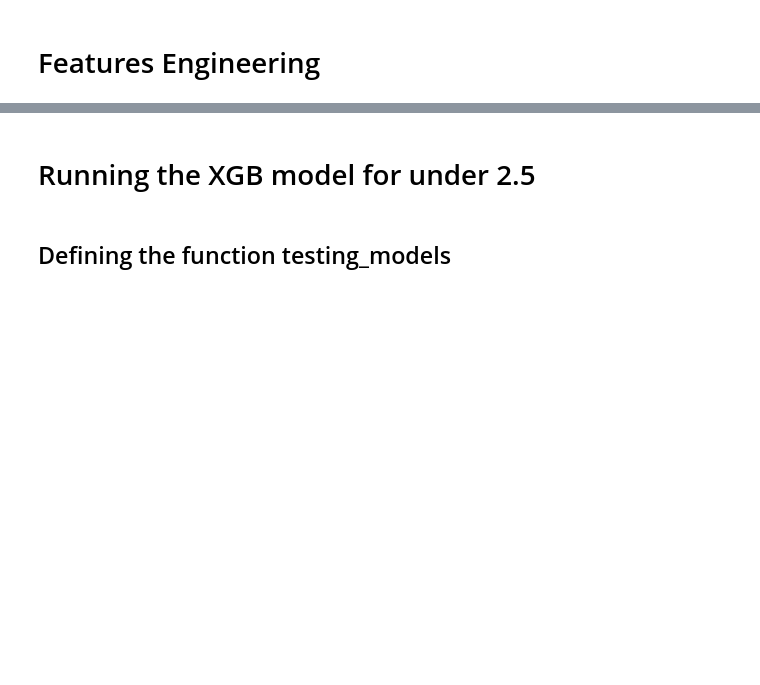
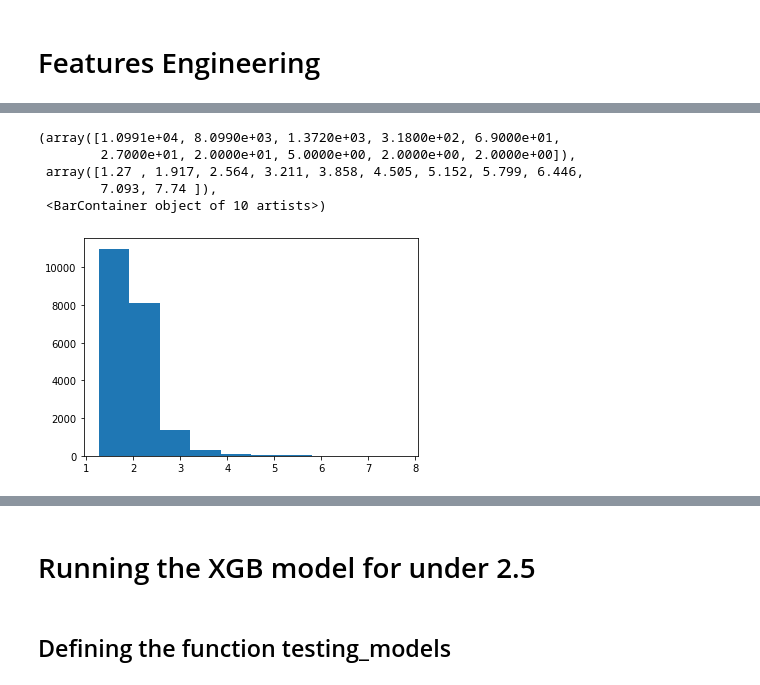
Before and after one commit to rafabertolace/OnThePitch, a Jupyter notebook: notebooks/D7_KGB_Model____beat_the_delta!.ipynb, the cells around one changed output, grey strips where cells are left out. Drawn from its saved outputs; the diff is of its cells as text; code cells hidden in the pictures; blank space fills up the shorter version.

```diff
--- a/notebooks/D7_KGB_Model____beat_the_delta!.ipynb
+++ b/notebooks/D7_KGB_Model____beat_the_delta!.ipynb
@@ -412,0 +386,8 @@ data['hour_number'] = data['hour'].map({10:1, 11:2, 12:3, 13:4, 14:5, 15:6, 16:7
+# %%
+data['month_number']=data['month']
+data['month_number_ratio']=data['month']/12
+# %%
+data['year_number'] = data['year'].map({2019:1, 2020:2, 2021:3, 2022:4})
+data['year_number_ratio'] = data['year'].map({2019:1, 2020:2, 2021:3, 2022:4})/4
+data['year_number_month_ratio'] = data['year_number']+data['month_number_ratio']
+data['year_number_month_decimal'] = data['year_number']+data['month_number']/10
@@ -412,0 +458,5 @@ data['hour_number'] = data['hour'].map({10:1, 11:2, 12:3, 13:4, 14:5, 15:6, 16:7
+# %%
+data['hour_number'] = data['hour'].map({10:1, 11:2, 12:3, 13:4, 14:5, 15:6, 16:7, 17:8, 18:9, 19:10, 20:11, 21:12})
+data['hour_number_2'] = data['hour'].map({10:1, 11:1, 12:1, 13:2, 14:2, 15:2, 16:3, 17:3, 18:3, 19:4, 20:4, 21:4})
+data['hour_number_2_ratio'] = data['hour'].map({10:1, 11:1, 12:1, 13:2, 14:2, 15:2, 16:3, 17:3, 18:3, 19:4, 20:4, 21:4})/4
+data['hour_number_ratio'] = data['hour'].map({10:1, 11:2, 12:3, 13:4, 14:5, 15:6, 16:7, 17:8, 18:9, 19:10, 20:11, 21:12})/12
@@ -412,0 +469,13 @@ data['hour_number'] = data['hour'].map({10:1, 11:2, 12:3, 13:4, 14:5, 15:6, 16:7
+# %%
+data['PC<2.5']
+
+data.rename(columns = {'PC<2.5':'PC_under_2.5'}, inplace = True)
+# %%
+plt.hist(data['PC_under_2.5'])
+# %% [output]
+(array([1.0991e+04, 8.0990e+03, 1.3720e+03, 3.1800e+02, 6.9000e+01,
+        2.7000e+01, 2.0000e+01, 5.0000e+00, 2.0000e+00, 2.0000e+00]),
+ array([1.27 , 1.917, 2.564, 3.211, 3.858, 4.505, 5.152, 5.799, 6.446,
+        7.093, 7.74 ]),
+ <BarContainer object of 10 artists>)
+[figure, added]
```
Also changed, not shown: parts of 40 cells of this notebook.
